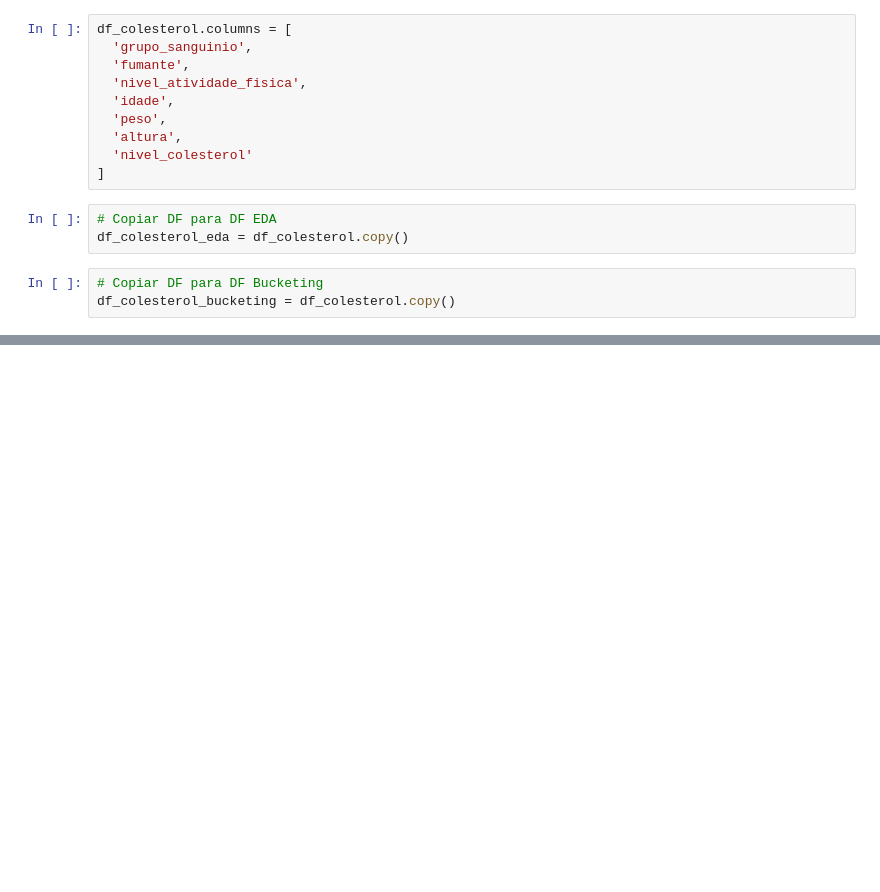
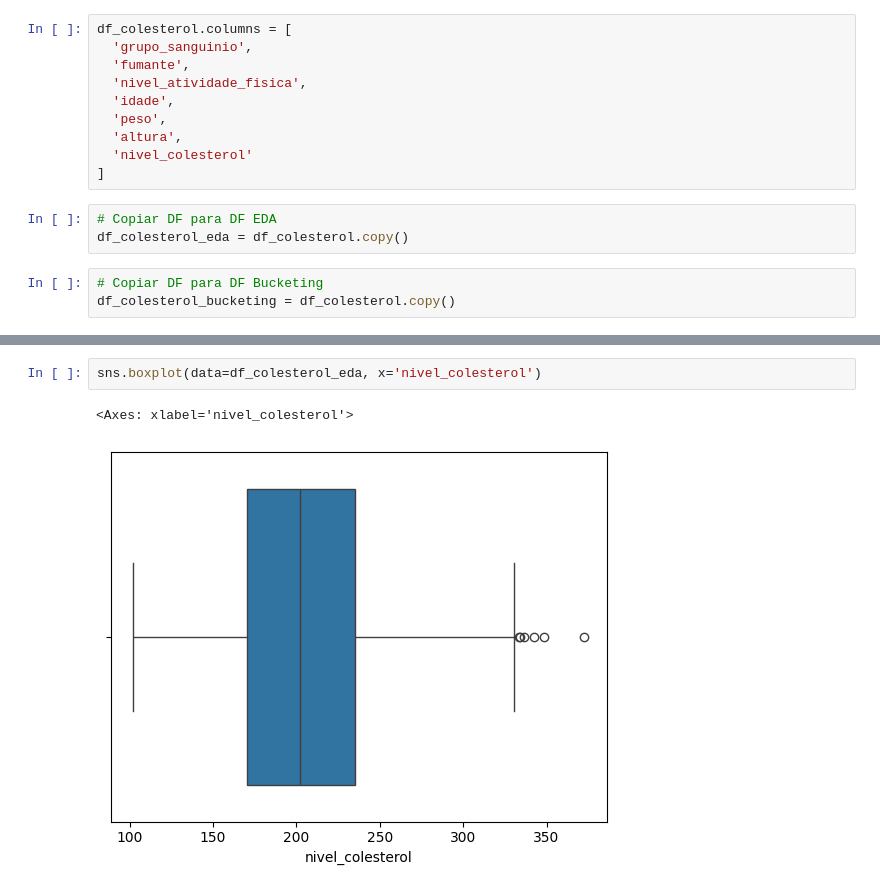
Before and after one commit to lucas5g/regressao-linear-multipla, a Jupyter notebook: aula.ipynb, the cells around one changed output, grey strips where cells are left out. Cells and saved outputs as stored; diff of their text form; blank space fills up the shorter version.

```diff
--- a/aula.ipynb
+++ b/aula.ipynb
@@ -46,0 +220,5 @@ df_colesterol_bucketing = df_colesterol.copy()
+# %%
+sns.boxplot(data=df_colesterol_eda, x='nivel_colesterol')
+# %% [output]
+<Axes: xlabel='nivel_colesterol'>
+[figure, added]
```
Also changed, not shown: parts of 23 cells of this notebook.
